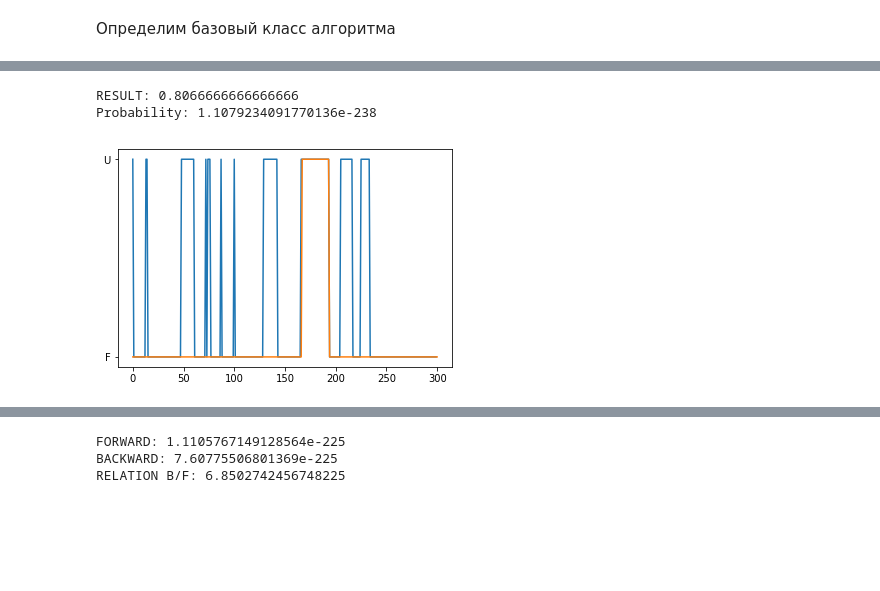
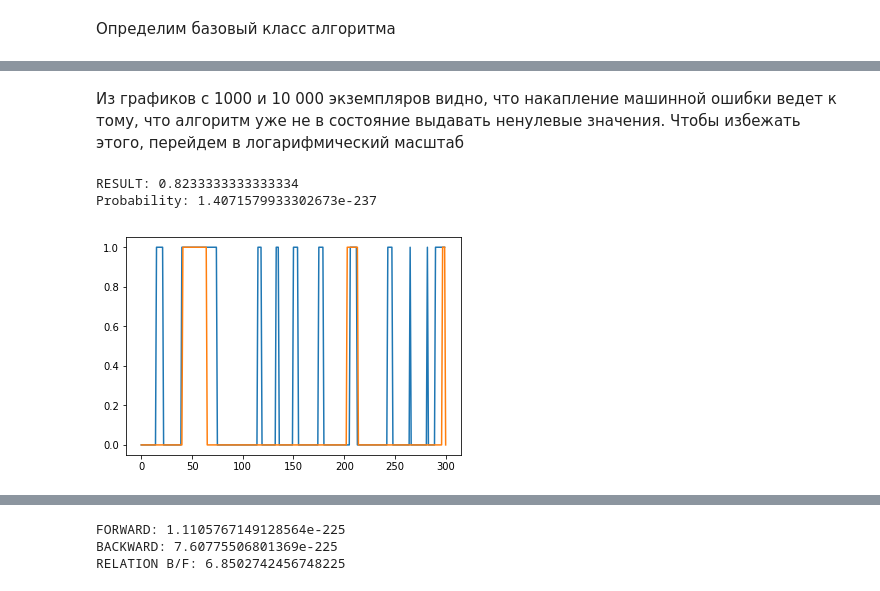
Before and after one commit to evgeniy97/unfarCasino, a Jupyter notebook: KhomutovTask-Copy1.ipynb, the cells around one changed output, grey strips where cells are left out. Drawn from its saved outputs; the diff is of its cells as text; code cells hidden in the pictures; blank space fills up the shorter version.

```diff
--- a/KhomutovTask-Copy1.ipynb
+++ b/KhomutovTask-Copy1.ipynb
@@ -183,3 +182,5 @@ Probability: 0.0
+# %% [markdown]
+Из графиков с 1000 и 10 000 экземпляров видно, что накапление машинной ошибки ведет к тому, что алгоритм уже не в состояние выдавать ненулевые значения. Чтобы избежать этого, перейдем в логарифмический масштаб
 # %%
 class baseAlgoLog():
     def __init__(self, data):
@@ -251,15 +252,15 @@ class algorithmViterbiLog(baseAlgoLog):
         if self.path == None: self.initialization()
         return self.path
 # %%
-hackCasinoViterbi = algorithmViterbi(maxData)
-result = hackCasinoViterbi()
+hackCasinoViterbiLog = algorithmViterbiLog(dataset300)
+result = hackCasinoViterbiLog()
 res = [0 if l =='F' else 1 for l in result]
 res.append(0)
-plt.plot(maxLab)
+plt.plot(lab300)
 plt.plot(res)
-print('RESULT: {}'.format( sum(l==r for l,r in zip(maxLab, result))/len(maxData)))
-print('Probability: {}'.format(hackCasinoViterbi.returnProbability()))
+print('RESULT: {}'.format( sum([ l == r for l,r in zip(lab300,res)])/len(lab300)))
+print('Probability: {}'.format(hackCasinoViterbiLog.returnProbability()))
 # %% [output]
-RESULT: 0.8066666666666666
-Probability: 1.1079234091770136e-238
+RESULT: 0.8233333333333334
+Probability: 1.4071579933302673e-237
-[figure, old version]
+[figure, new version]
```
Also changed, not shown: parts of 12 cells of this notebook.
